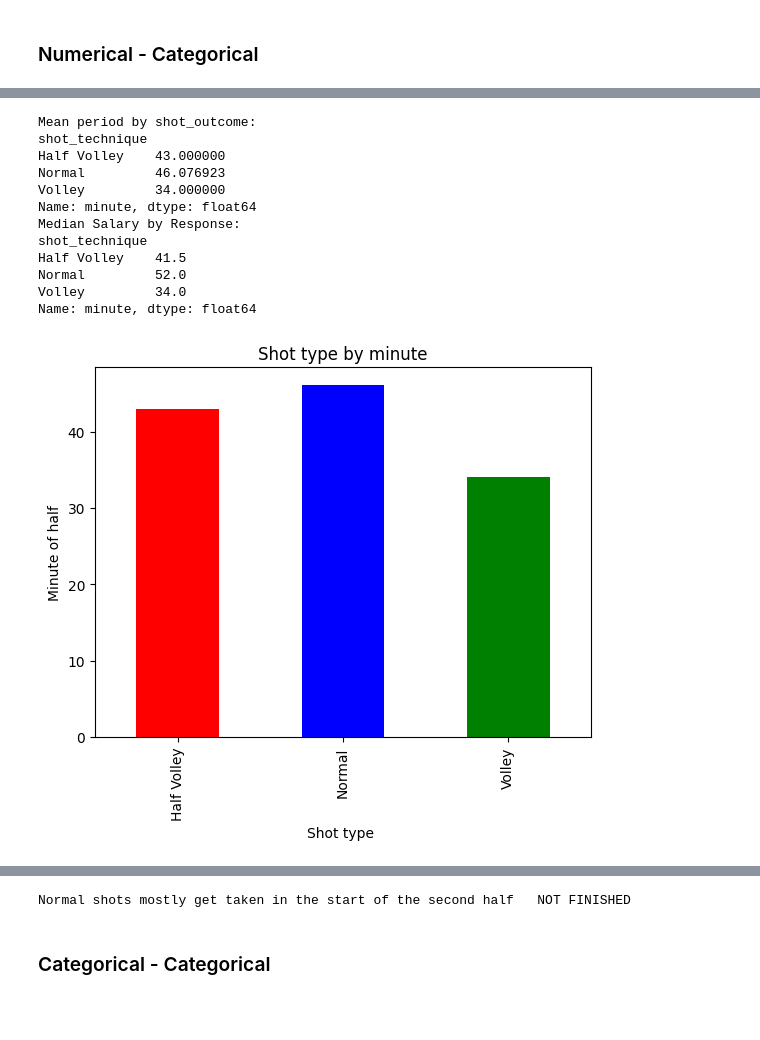
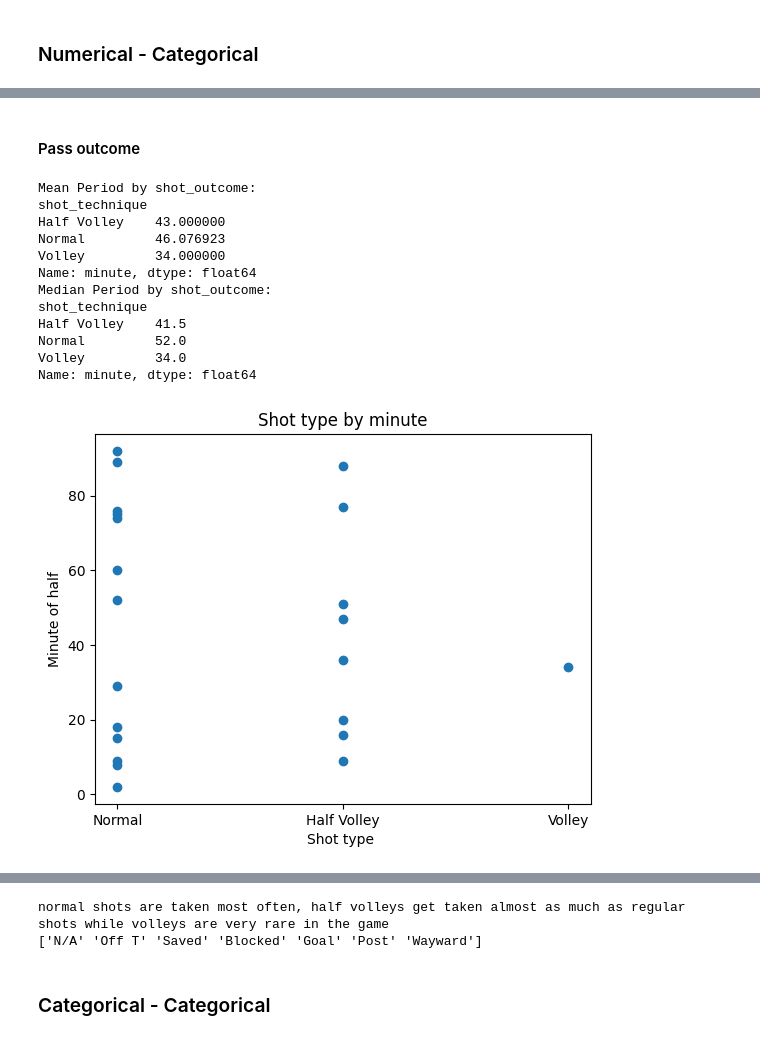
Before and after one commit to NojusMat/DataScience_CA2, a Jupyter notebook: NojusMatuseviciusDAProject.ipynb, the cells around one changed output, grey strips where cells are left out. Saved outputs shown, nothing was run; the diff lists cells and outputs as text; code cells hidden in the pictures; blank space fills up the shorter version.

```diff
--- a/NojusMatuseviciusDAProject.ipynb
+++ b/NojusMatuseviciusDAProject.ipynb
@@ -840,57 +2000,58 @@ There seems to be a very weak negative correlation between the period of play an
+# %% [markdown]
+#### Pass outcome
 # %%
-#________________________________________shots by period_______________________________________________________
+#________________________________________shot technique by minute _______________________________________________________
 # difficulty getting numerical and categorical to work as it goes out of bounds
 
 #We analyze them mainly using mean, median, and box plots.
-#Investigate salary and response columns from our dataset.
+#Investigate shot technique and minute columns from our dataset.
 
 filtered_Shot_technique = data[data['shot_technique'] != 'N/A']
 
-#groupby the response to find the mean and median of the salary with response no & yes separately.
-print("Mean period by shot_outcome:")
+#groupby the response to find the mean and median of the shot technique with minutes separately.
+print("Mean Period by shot_outcome:")
 meanSalaryResponse=filtered_Shot_technique.groupby('shot_technique')['minute'].mean()
 print(meanSalaryResponse)
 
-print("Median Salary by Response:")
+print("Median Period by shot_outcome:")
 print(filtered_Shot_technique.groupby('shot_technique')['minute'].median())
 
-meanSalaryResponse.plot.bar(color =['red','blue','green'])
+#plot the boxplot of shot technique by minute
+plt.scatter(filtered_Shot_technique['shot_technique'],filtered_Shot_technique['minute'])
 plt.title("Shot type by minute")
 plt.xlabel("Shot type ")
 plt.ylabel("Minute of half")
 plt.show()
-# Not displaying how expected needs fixing
 
 
 
-# volly not working
+# display the boxplot of shot technique by minute
 figure(num=None, figsize=(8, 8), dpi=80, facecolor='w', edgecolor='k')
 sns.boxplot(x=filtered_Shot_technique['minute'], y=filtered_Shot_technique['shot_technique'])
 plt.title("Shot type by minute ")
 plt.xlabel("Minute of the game ")
 plt.ylabel("Shot type")
 plt.show()
-print("Normal shots mostly get taken in the start of the second half   NOT FINISHED")
+print("normal shots are taken most often, half volleys get taken almost as much as regular shots while volleys are very rare in the game")
 
-
-
-#________________________________________pass distance by success rate_______________________________________________________
+print(data.shot_outcome.unique())
 # %% [output]
-Mean period by shot_outcome:
+Mean Period by shot_outcome:
 shot_technique
 Half Volley    43.000000
 Normal         46.076923
 Volley         34.000000
 Name: minute, dtype: float64
-Median Salary by Response:
+Median Period by shot_outcome:
 shot_technique
 Half Volley    41.5
 Normal         52.0
 Volley         34.0
 Name: minute, dtype: float64
-[figure, old version]
+[figure, new version]
 [figure]
-Normal shots mostly get taken in the start of the second half   NOT FINISHED
+normal shots are taken most often, half volleys get taken almost as much as regular shots while volleys are very rare in the game
+['N/A' 'Off T' 'Saved' 'Blocked' 'Goal' 'Post' 'Wayward']
 # %% [markdown]
 ### Categorical - Categorical
 # %%
```
Also changed, not shown: parts of 19 cells of this notebook.
